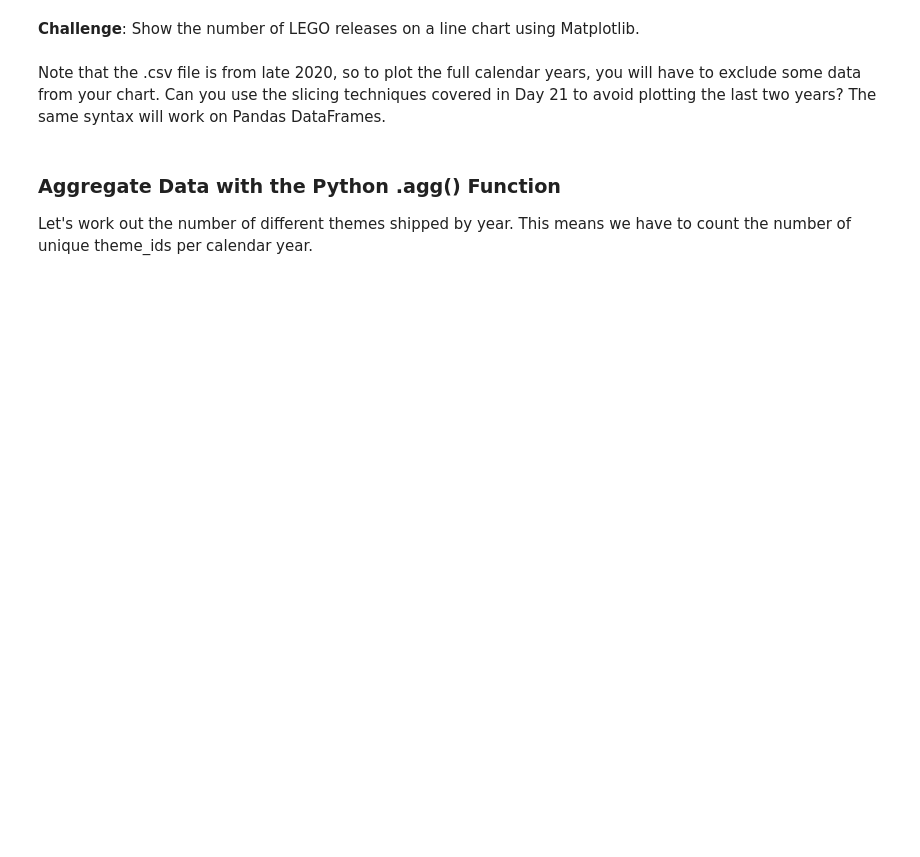
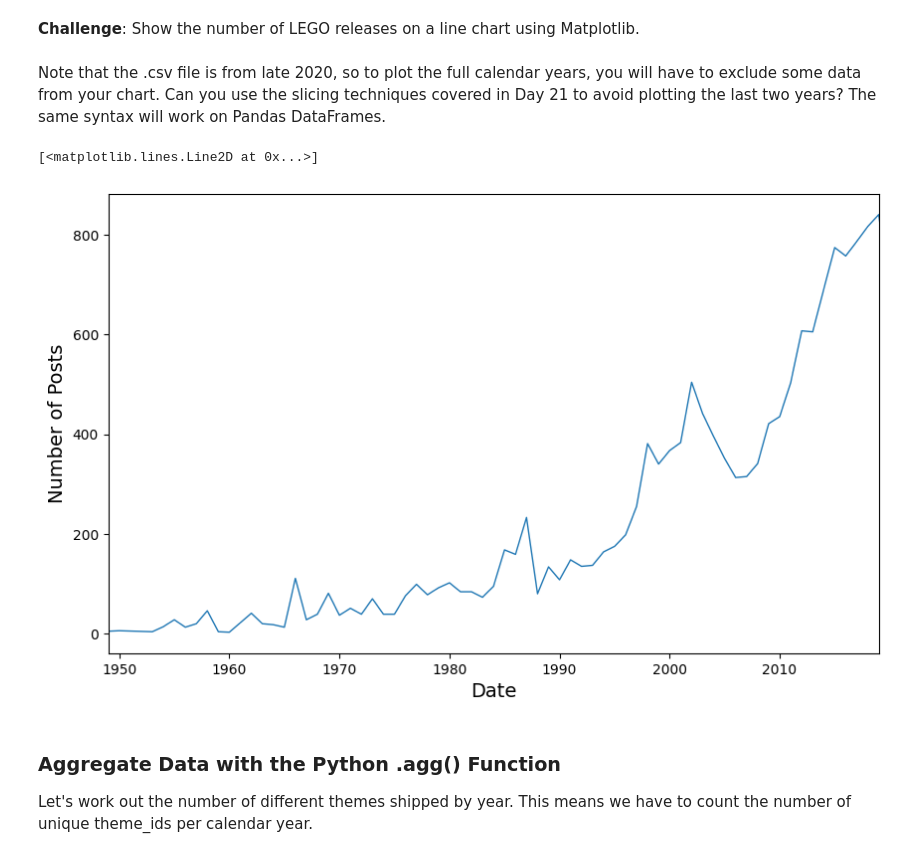
Before and after one commit to staixo/Python100day, a Jupyter notebook: Advanced/Datascience/Lego/Lego_Analysis_for_Course.ipynb, the cells around one changed output. Cells and saved outputs as stored; diff of their text form; code cells hidden in the pictures; blank space fills up the shorter version.

```diff
--- a/Advanced/Datascience/Lego/Lego_Analysis_for_Course.ipynb
+++ b/Advanced/Datascience/Lego/Lego_Analysis_for_Course.ipynb
@@ -77,2 +129,5 @@ The <code>sets.csv</code> data contains a list of sets over the years and the nu
 # %% [markdown]
 **Challenge**: In which year were the first LEGO sets released and what were these sets called?
+# %%
+dfsets.sort_values(by='year', inplace=True)
+print(dfsets[dfsets['year']==min(dfsets['year'])])
@@ -81,2 +147,5 @@ The <code>sets.csv</code> data contains a list of sets over the years and the nu
 # %% [markdown]
 **Challenge**: Find the top 5 LEGO sets with the most number of parts.
+# %%
+dfsets.sort_values(by='num_parts', inplace=True,ascending=False)
+print(dfsets.head())
@@ -83,2 +159,10 @@ The <code>sets.csv</code> data contains a list of sets over the years and the nu
 # %% [markdown]
 **Challenge**: Use <code>.groupby()</code> and <code>.count()</code> to show the number of LEGO sets released year-on-year. How do the number of sets released in 1955 compare to the number of sets released in 2019?
+# %%
+countperyear = dfsets.groupby("year")['set_num'].count()
+# %%
+
+countperyear=pd.DataFrame(countperyear)
+# Rename all columns
+
+print(countperyear)
@@ -86,6 +186,16 @@ The <code>sets.csv</code> data contains a list of sets over the years and the nu
 **Challenge**: Show the number of LEGO releases on a line chart using Matplotlib. <br>
 <br>
 Note that the .csv file is from late 2020, so to plot the full calendar years, you will have to exclude some data from your chart. Can you use the slicing techniques covered in Day 21 to avoid plotting the last two years? The same syntax will work on Pandas DataFrames.
+# %%
+plt.figure(figsize=(10,6))
+plt.xlabel('Date', fontsize=14)
+plt.ylabel('Number of Posts', fontsize=14)
+plt.xlim(xmin=countperyear.index[0], xmax=countperyear.index[-3])
+
+plt.plot(countperyear.index, countperyear['set_num'], linewidth=1)
+# %% [output]
+[<matplotlib.lines.Line2D at 0x...>]
+[figure, added]
 # %% [markdown]
 ### Aggregate Data with the Python .agg() Function
 
```
Also changed, not shown: parts of 28 cells of this notebook.
